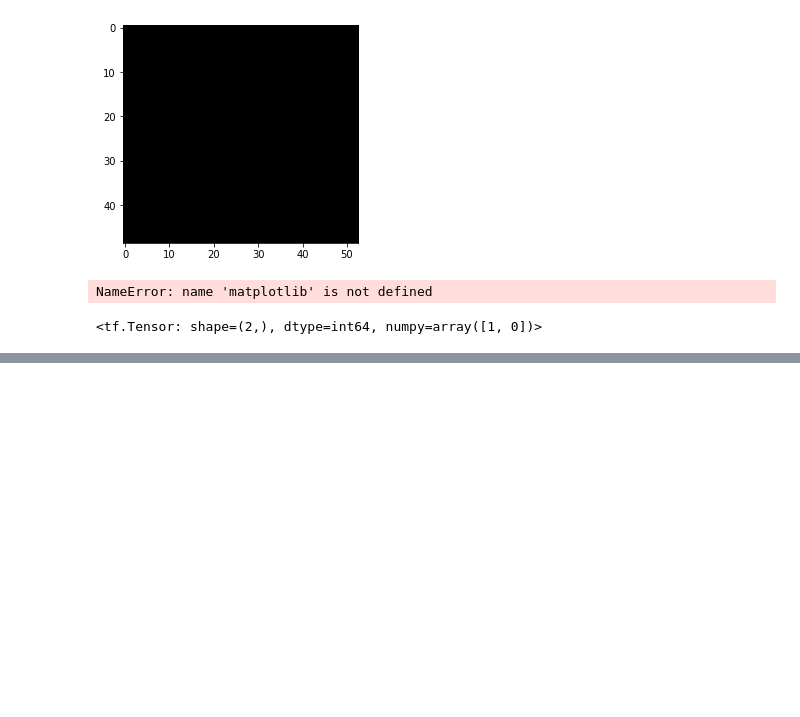
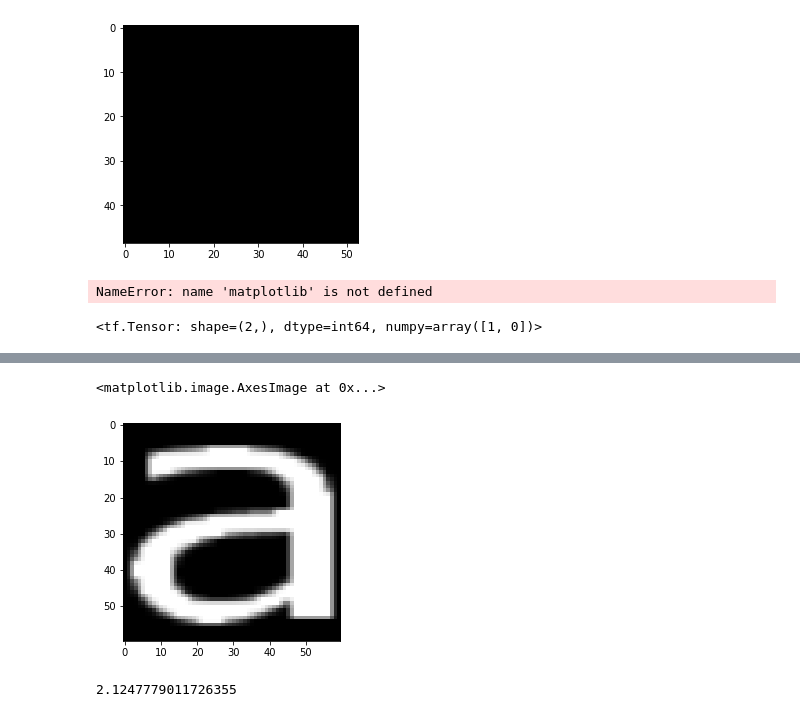
Before and after one commit to jgranley/CS291a, a Jupyter notebook: notebooks/tf_p2p.ipynb, the cells around one changed output, grey strips where cells are left out. Drawn from its saved outputs; the diff is of its cells as text; code cells hidden in the pictures; blank space fills up the shorter version.

Commit message:
add alphabet support

```diff
--- a/notebooks/tf_p2p.ipynb
+++ b/notebooks/tf_p2p.ipynb
@@ -455,0 +498,13 @@ tf.math.count_nonzero(tf.constant([[True, False, False], [False, False, False]])
+# %%
+import imageio
+import matplotlib.pyplot as plt
+im = 255 - imageio.imread("../data/alphabet/1/1.png")
+# %%
+plt.imshow(im, cmap='gray')
+# %% [output]
+<matplotlib.image.AxesImage at 0x...>
+[figure, added]
+# %%
+np.quantile(targets, .95)
+# %% [output]
+2.1247779011726355
```
Also changed, not shown: parts of 20 cells of this notebook, 15 other files.
